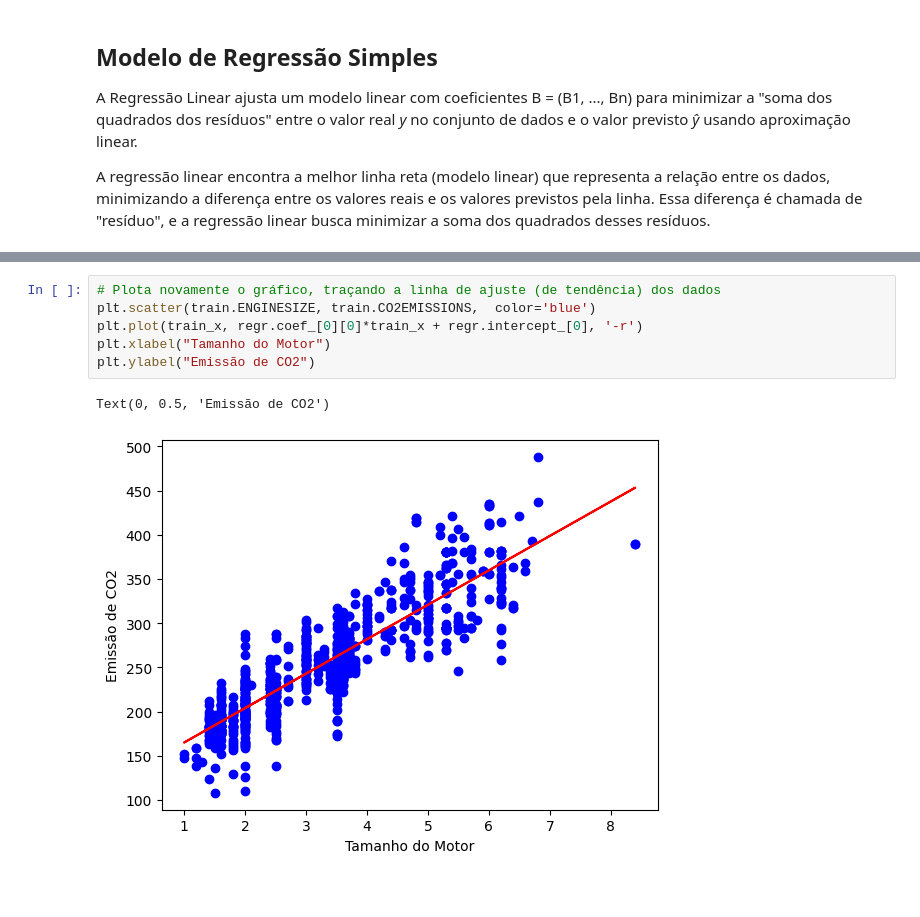
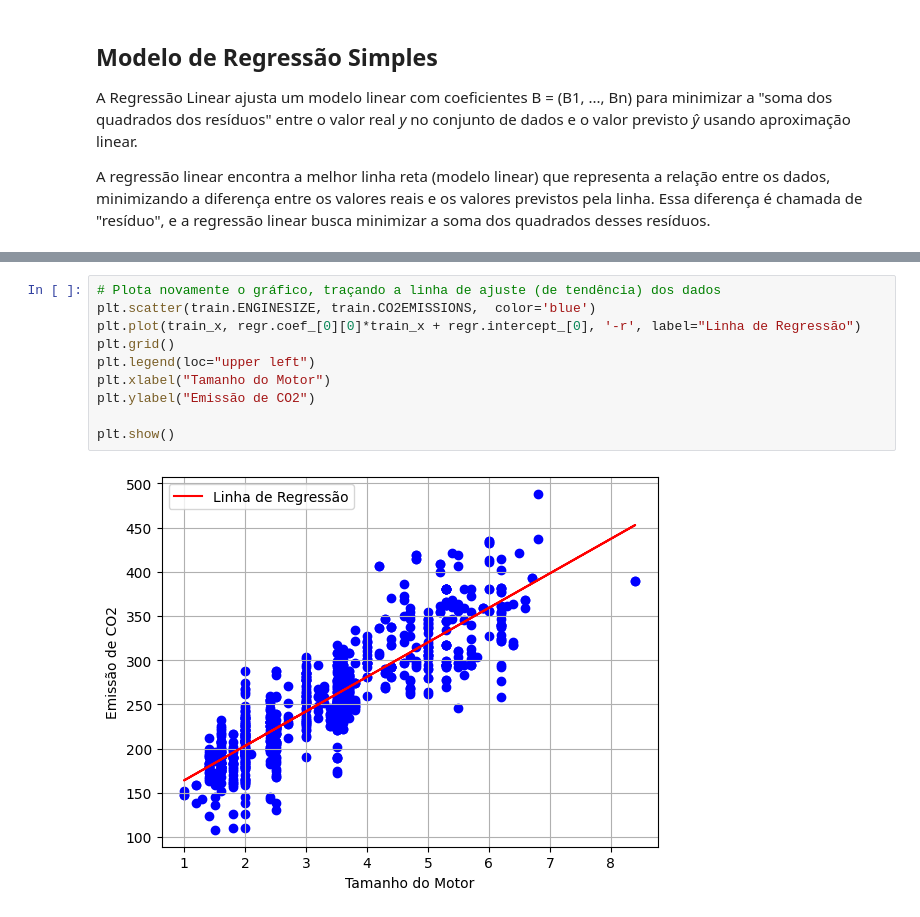
Before and after one commit to SampMark/Machine-Learning, a Jupyter notebook: Simple_Linear_Regression.ipynb, the cells around one changed output, grey strips where cells are left out. Saved outputs shown, nothing was run; the diff lists cells and outputs as text; blank space fills up the shorter version.

```diff
--- a/Simple_Linear_Regression.ipynb
+++ b/Simple_Linear_Regression.ipynb
@@ -178,9 +211,12 @@ Numa regressão linear simples, o coeficiente e o intercepto são os parâmetros
 # %%
 # Plota novamente o gráfico, traçando a linha de ajuste (de tendência) dos dados
 plt.scatter(train.ENGINESIZE, train.CO2EMISSIONS,  color='blue')
-plt.plot(train_x, regr.coef_[0][0]*train_x + regr.intercept_[0], '-r')
+plt.plot(train_x, regr.coef_[0][0]*train_x + regr.intercept_[0], '-r', label="Linha de Regressão")
+plt.grid()
+plt.legend(loc="upper left")
 plt.xlabel("Tamanho do Motor")
 plt.ylabel("Emissão de CO2")
+
+plt.show()
 # %% [output]
-Text(0, 0.5, 'Emissão de CO2')
-[figure, old version]
+[figure, new version]
```
Also changed, not shown: parts of 17 cells of this notebook.
